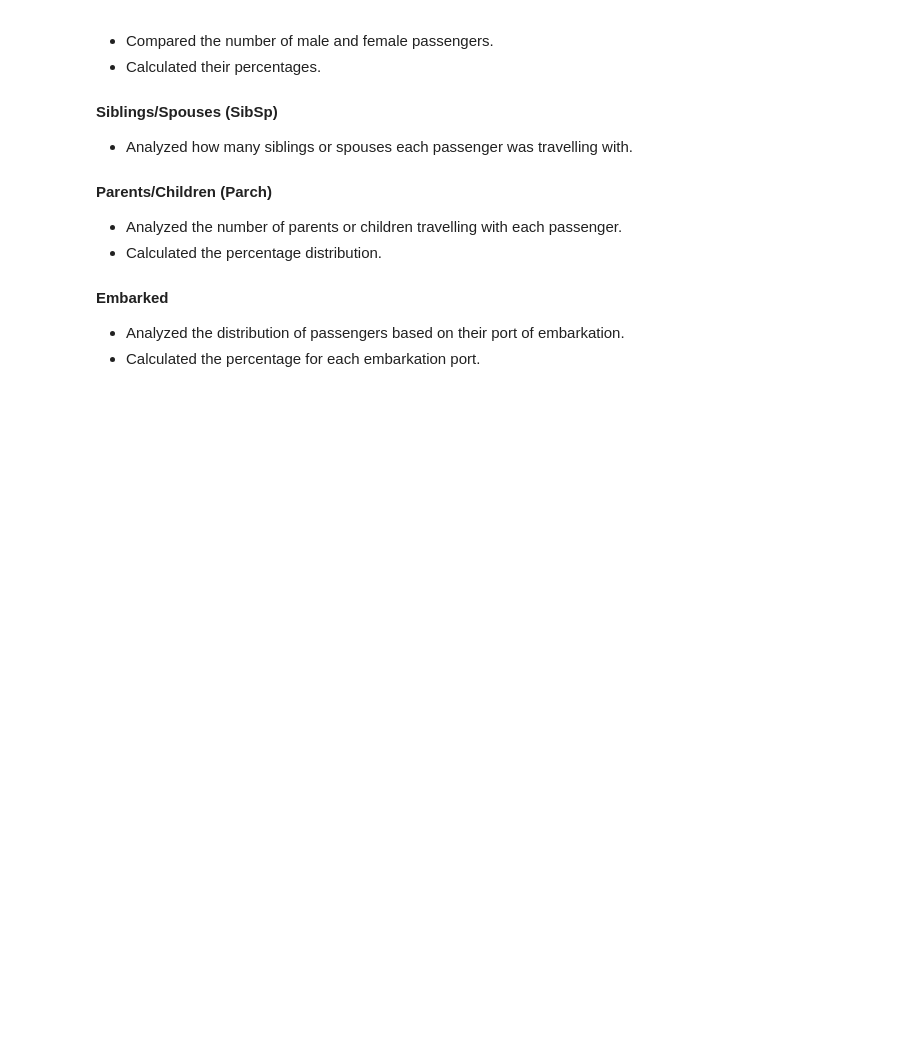
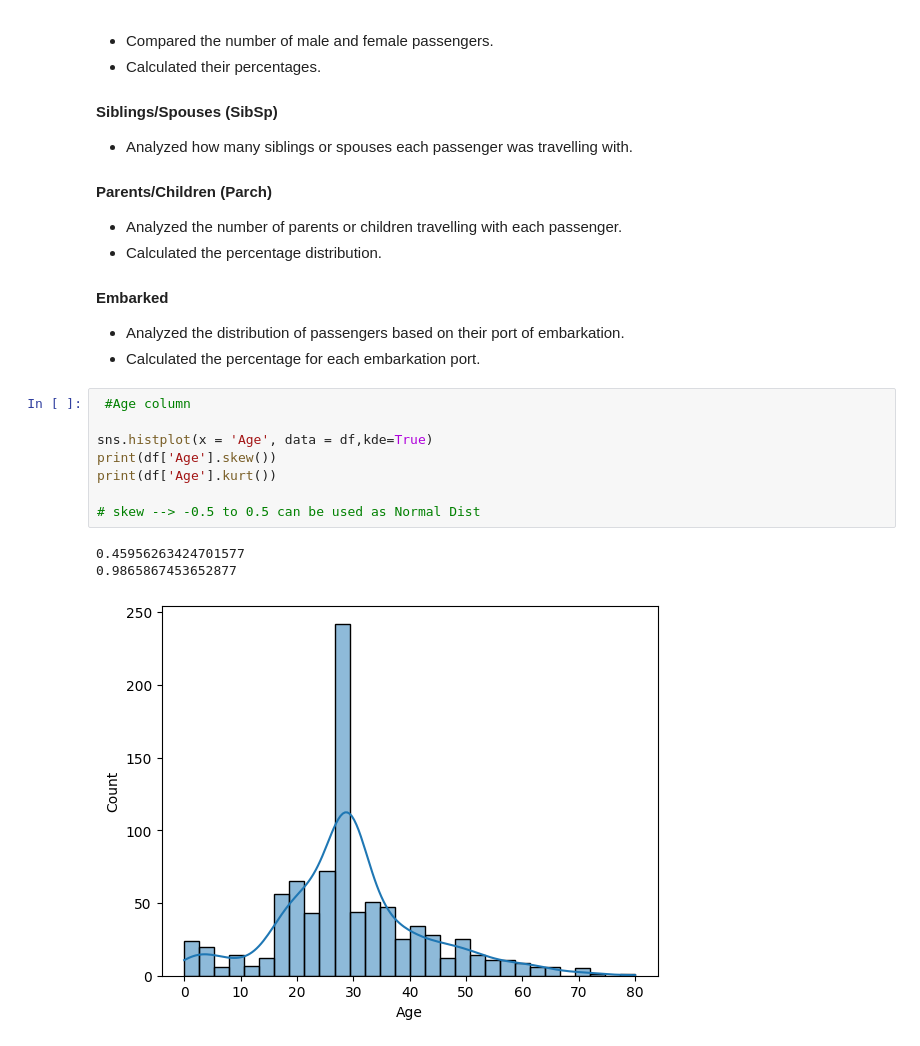
Before and after one commit to Shiri001/Titanic-Dataset-Analysis, a Jupyter notebook: notebooks/Titanic_EDA.ipynb, the cells around one changed output. Drawn from its saved outputs; the diff is of its cells as text; blank space fills up the shorter version.

```diff
--- a/notebooks/Titanic_EDA.ipynb
+++ b/notebooks/Titanic_EDA.ipynb
@@ -380,3 +389,15 @@ Analyzed individual columns using `countplot()` and percentage calculations.
 #### Embarked
 - Analyzed the distribution of passengers based on their port of embarkation.
 - Calculated the percentage for each embarkation port.
+# %%
+ #Age column
+
+sns.histplot(x = 'Age', data = df,kde=True)
+print(df['Age'].skew())
+print(df['Age'].kurt())
+
+# skew --> -0.5 to 0.5 can be used as Normal Dist
+# %% [output]
+0.45956263424701577
+0.9865867453652877
+[figure, added]
```
Also changed, not shown: parts of 20 cells of this notebook.
